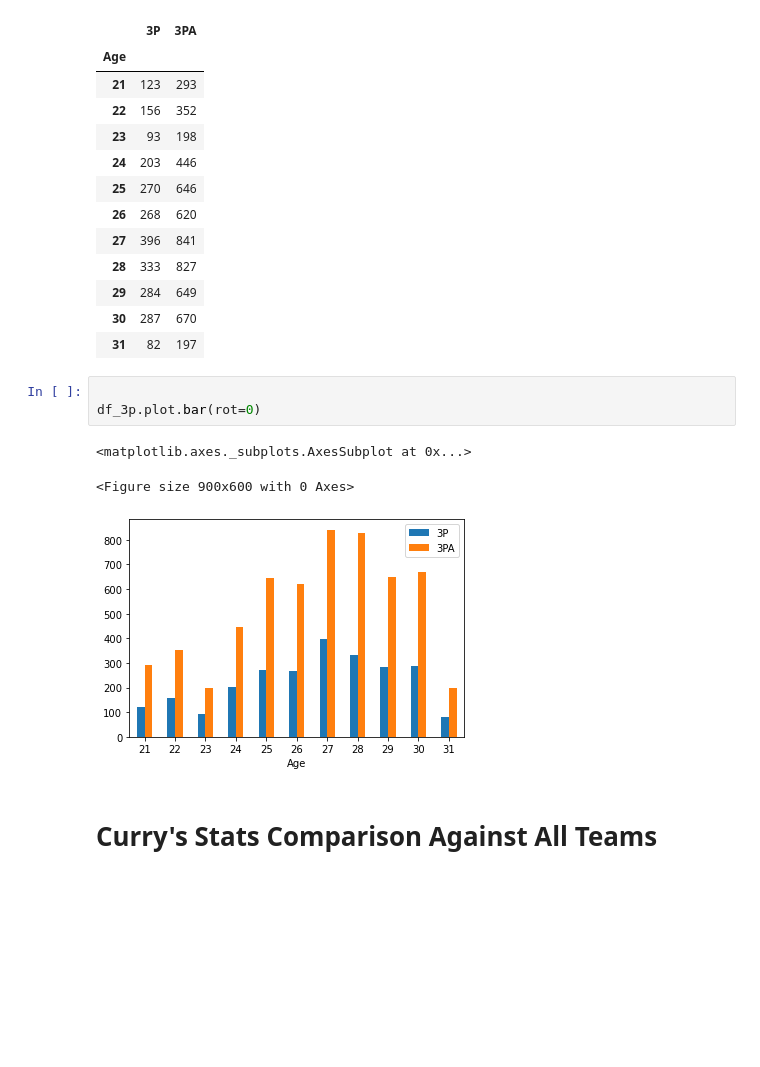
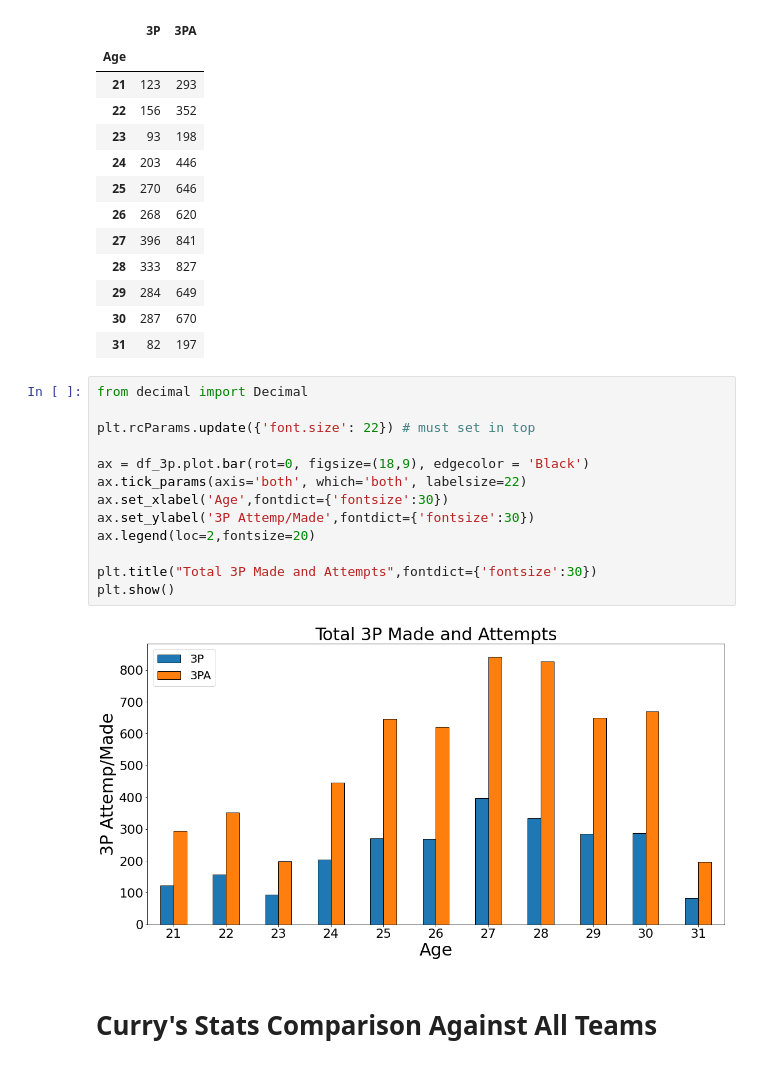
Before and after one commit to abhi10sharma/steph-curry-regular-season-analysis, a Jupyter notebook: Steph Curry regular season analysis.ipynb, the cells around one changed output. Drawn from its saved outputs; the diff is of its cells as text; blank space fills up the shorter version.

```diff
--- a/Steph Curry regular season analysis.ipynb
+++ b/Steph Curry regular season analysis.ipynb
@@ -229,13 +248,21 @@ df_3p
 | 29 | 284 | 649 |
 | 30 | 287 | 670 |
 | 31 | 82 | 197 |
-# %%
-
-df_3p.plot.bar(rot=0)
-# %% [output]
-<matplotlib.axes._subplots.AxesSubplot at 0x...>
-<Figure size 900x600 with 0 Axes>
-[figure, removed]
+# %%
+from decimal import Decimal
+
+plt.rcParams.update({'font.size': 22}) # must set in top
+
+ax = df_3p.plot.bar(rot=0, figsize=(18,9), edgecolor = 'Black')
+ax.tick_params(axis='both', which='both', labelsize=22)
+ax.set_xlabel('Age',fontdict={'fontsize':30})
+ax.set_ylabel('3P Attemp/Made',fontdict={'fontsize':30})
+ax.legend(loc=2,fontsize=20)
+
+plt.title("Total 3P Made and Attempts",fontdict={'fontsize':30})
+plt.show()
+# %% [output]
+[figure, added]
 # %% [markdown]
 # Curry's Stats Comparison Against All Teams
 # %%
```
Also changed, not shown: parts of 2 cells of this notebook.
